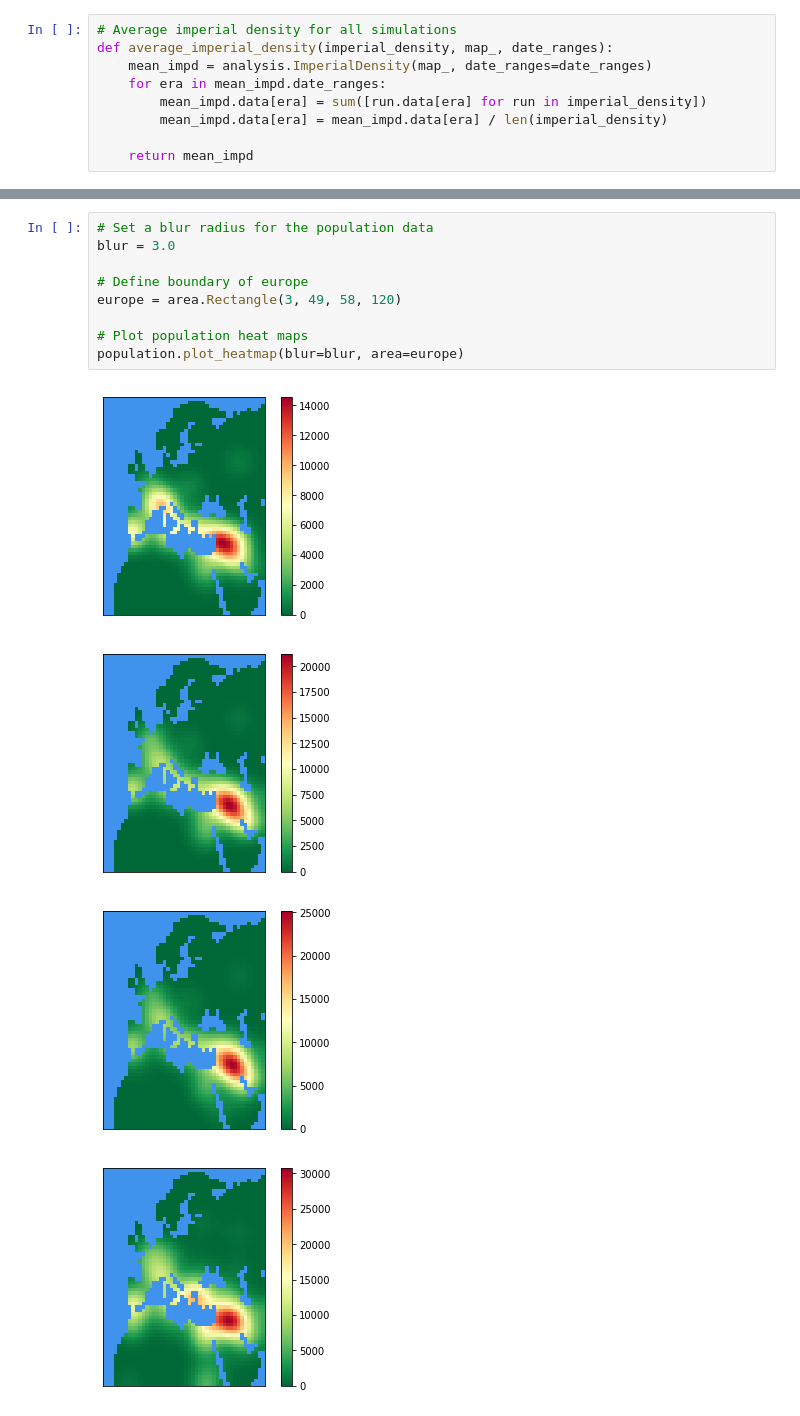
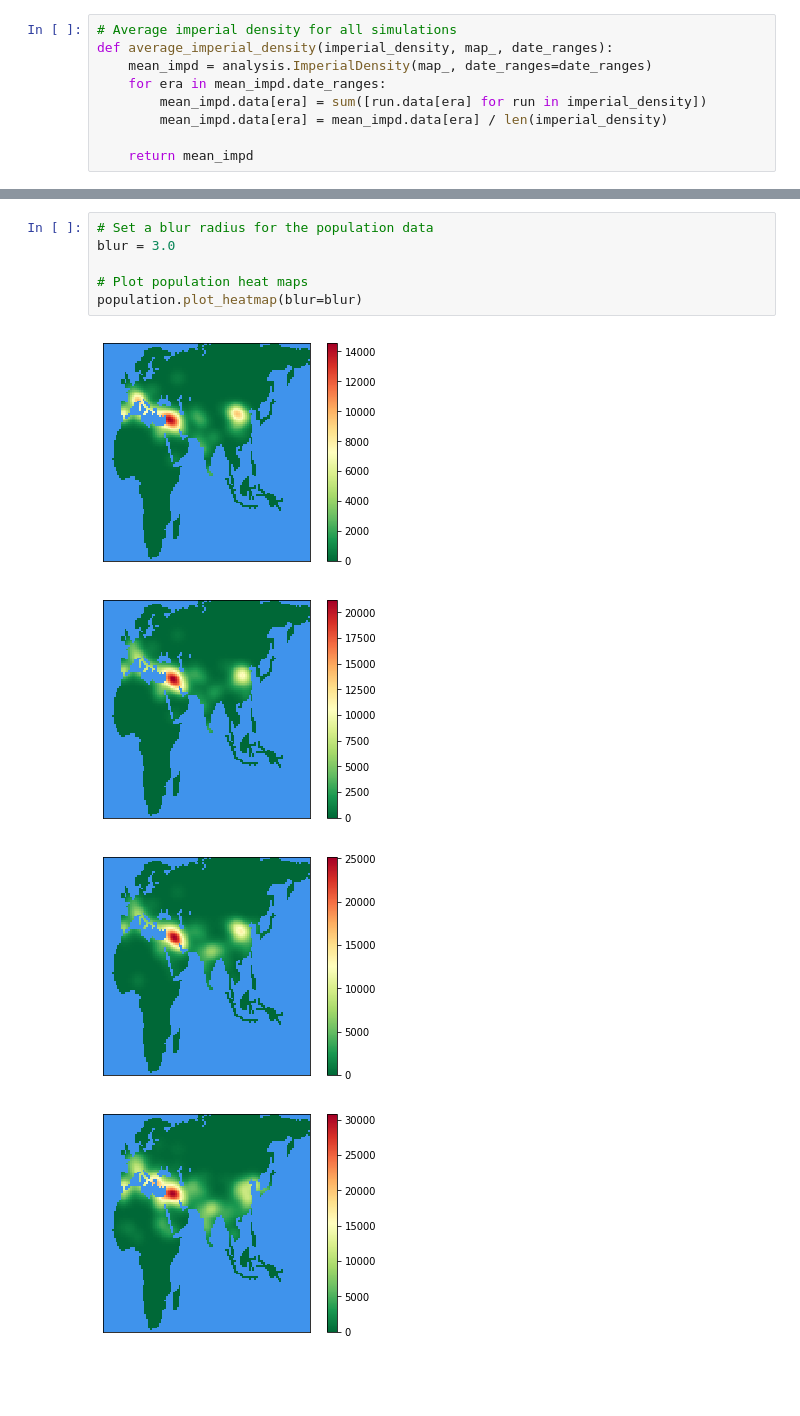
Before and after one commit to alan-turing-institute/guard, a Jupyter notebook: notebooks/population_correlation/population_correlation.ipynb, the cells around one changed output, grey strips where cells are left out. Drawn from its saved outputs; the diff is of its cells as text; blank space fills up the shorter version.

Commit message:
Update population correlation notebook

```diff
--- a/notebooks/population_correlation/population_correlation.ipynb
+++ b/notebooks/population_correlation/population_correlation.ipynb
@@ -73,14 +57,11 @@ simulation:  1  step: 1500      year: 1500
 # %%
 # Set a blur radius for the population data
 blur = 3.0
 
-# Define boundary of europe
-europe = area.Rectangle(3, 49, 58, 120)
-
 # Plot population heat maps
-population.plot_heatmap(blur=blur, area=europe)
+population.plot_heatmap(blur=blur)
 # %% [output]
-[figure, old version]
+[figure, new version]
-[figure, old version]
+[figure, new version]
-[figure, old version]
+[figure, new version]
-[figure, old version]
+[figure, new version]
```
Also changed, not shown: parts of 4 cells of this notebook.
